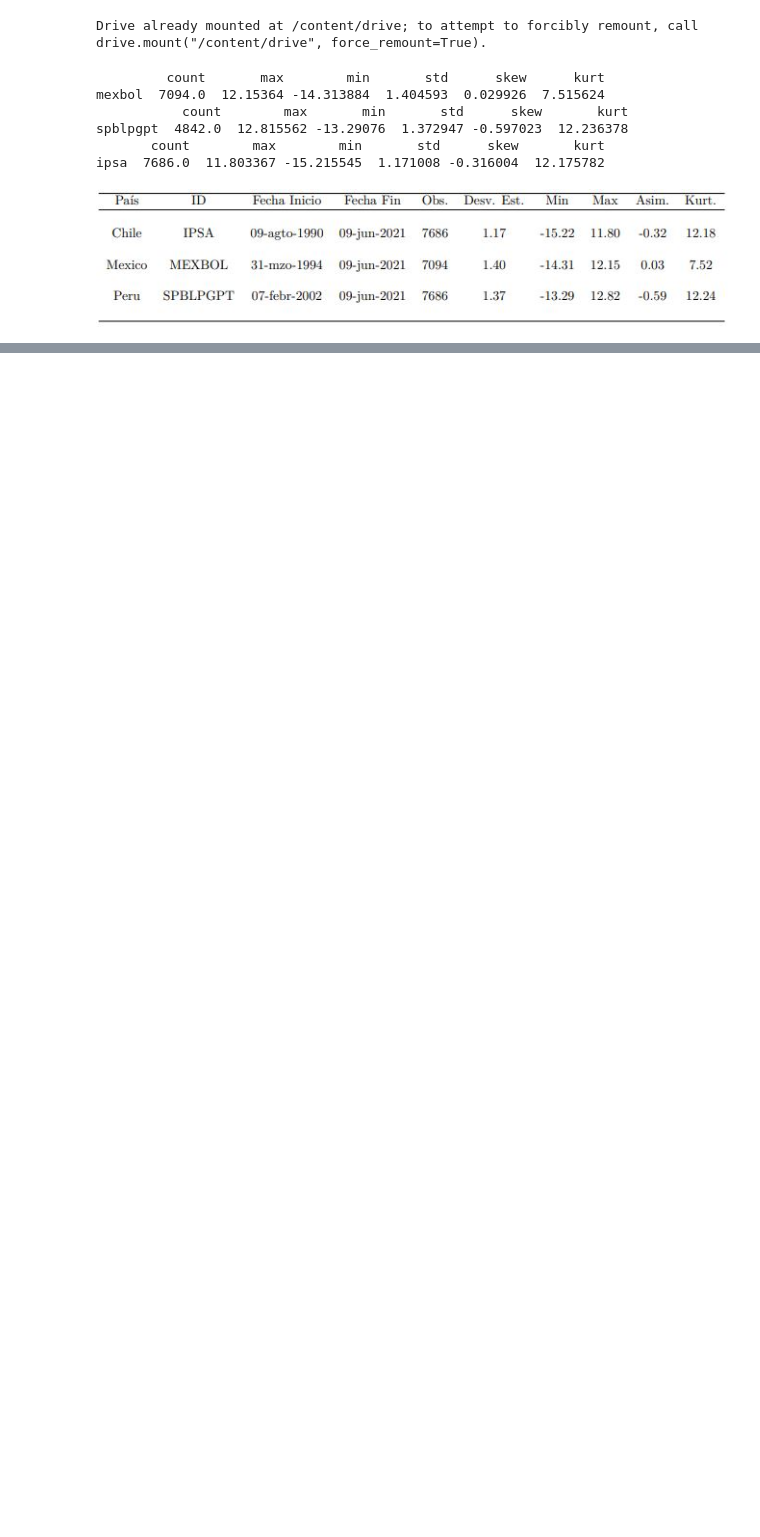
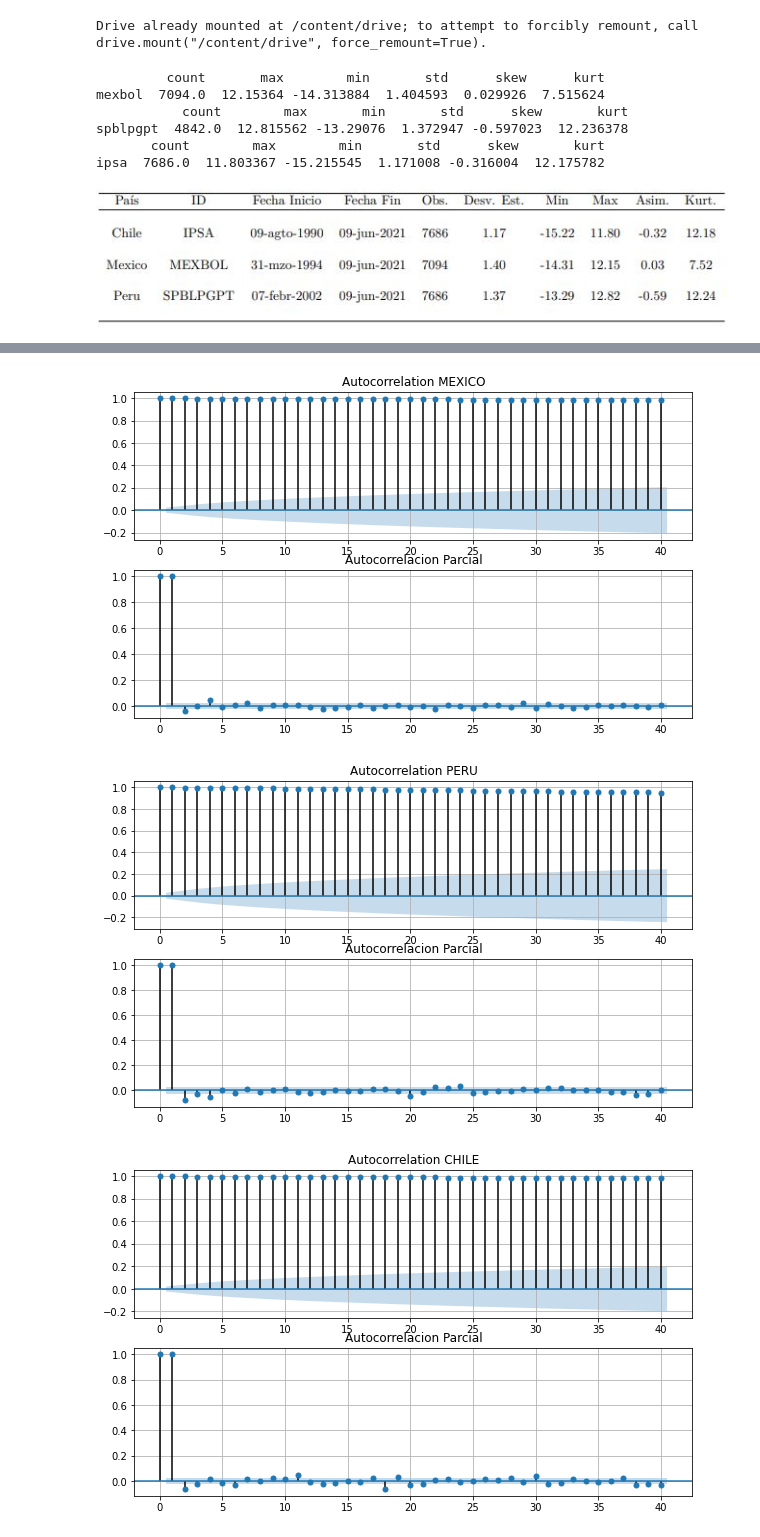
Before and after one commit to alejandro-cermeno/2021_Market_Timing-Cerme-o, a Jupyter notebook: arima.ipynb, the cells around one changed output, grey strips where cells are left out. Saved outputs shown, nothing was run; the diff lists cells and outputs as text; code cells hidden in the pictures; blank space fills up the shorter version.

```diff
--- a/arima.ipynb
+++ b/arima.ipynb
@@ -132,0 +150,29 @@ spblpgpt
+# %%
+# Inspeccion de estacionariedad
+
+pais = ['MEXICO', 'PERU', 'CHILE']
+
+def prueba_adfuller(df):
+
+  '''Esta función configura el formato del output de la función adfuller()'''
+
+  for i in range(len(series)):
+    print('Para', pais[i])
+    result=adfuller(df[i])
+    labels = ['Prueba ADF','p-value','# rezagos','# Observaci\
+    ones']
+    for value,label in zip(result,labels):
+      print(label+' : '+str(value) )
+    if result[1] <= 0.05: # Si p-value menor o igual a 0.5
+      print('')
+      print("Se rechaza la H_0, la serie es estacionaria")
+      print('')
+      print('')
+    else:
+      print('')
+      print("Evidencia debil contra la H_0, la serie no es \
+      estacionaria")
+      print('')
+      print('')
+
+prueba_adfuller(series)
@@ -132,0 +236,17 @@ spblpgpt
+# %%
+# Gráfico de Autocorrelación y Autocorrelación Parcial
+import statsmodels.api as sm
+from statsmodels.graphics.tsaplots import plot_acf,plot_pacf
+
+for i in range(len(series)):
+  fig = plt.figure(figsize=(10,6))
+  ax1 = fig.add_subplot(211)
+  fig = sm.graphics.tsa.plot_acf((series[i]),lags=40,ax=ax1,
+                                 title ='Autocorrelation '+pais[i])
+  ax2 = fig.add_subplot(212)
+  fig = sm.graphics.tsa.plot_pacf(series[i].dropna(),lags=40,ax=ax2,
+                                  title ='Autocorrelacion Parcial')
+# %% [output]
+[figure, added]
+[figure, added]
+[figure, added]
```
Also changed, not shown: parts of 12 cells of this notebook.
